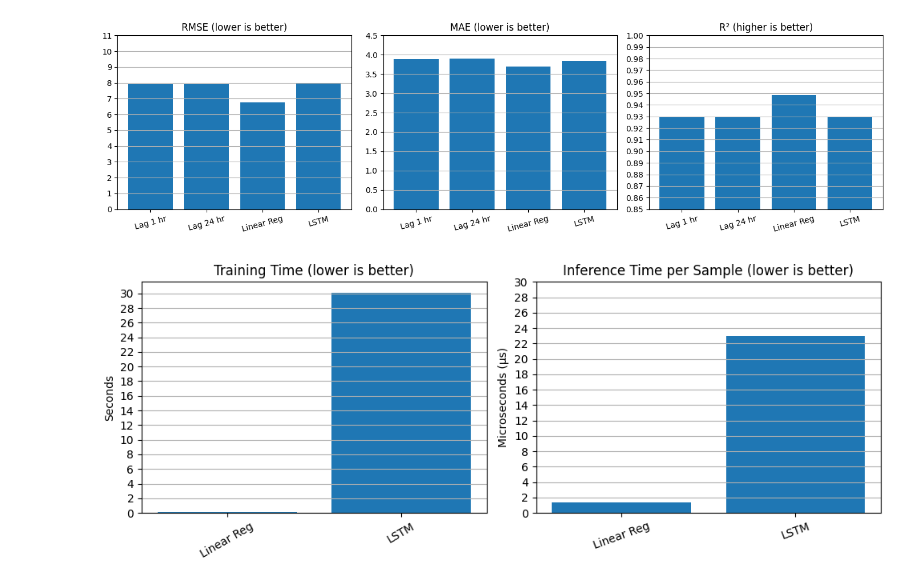
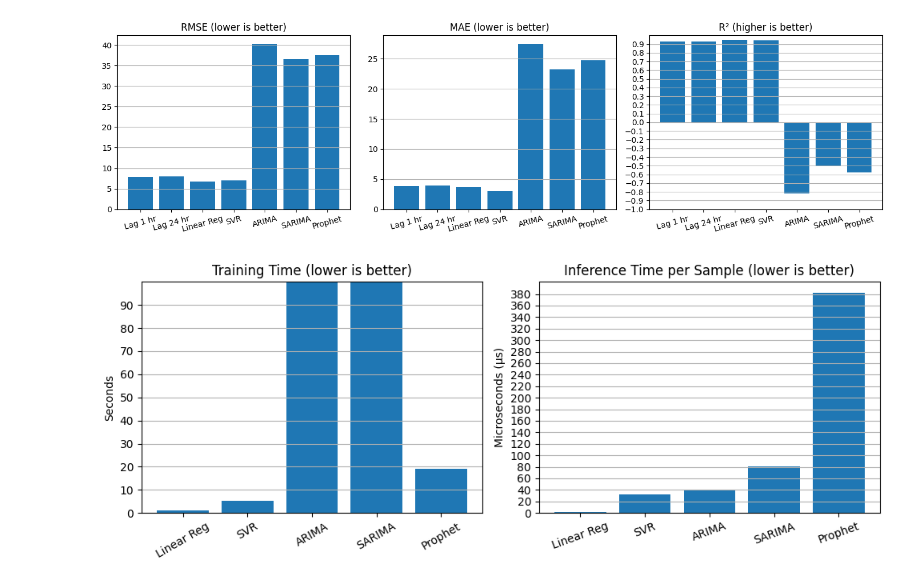
Before and after one commit to adarsha-7/pm25-forecasting, a Jupyter notebook: notebooks/experiments/exp_2/comparison.ipynb, the cells around one changed output. Saved outputs shown, nothing was run; the diff lists cells and outputs as text; code cells hidden in the pictures.

Commit message:
model comparison

```diff
--- a/notebooks/experiments/exp_2/comparison.ipynb
+++ b/notebooks/experiments/exp_2/comparison.ipynb
@@ -1,58 +1,59 @@
 # %%
 import matplotlib.pyplot as plt
 
-models          = ['Lag 1 hr', 'Lag 24 hr', 'Linear Reg', 'LSTM']
-rmse            = [ 7.9040, 7.9284, 6.7695, 7.9390]
-mae             = [3.8815, 3.8999, 3.6976,  3.8478]
-r2              = [0.9301, 0.9298, 0.9487,  0.9295]
-training_times  = [0.09,  30.07]
-inference_times = [1.4158, 23]
+models          = ['Lag 1 hr', 'Lag 24 hr', 'Linear Reg', 'SVR', 'ARIMA', 'SARIMA', 'Prophet']
+rmse            = [7.9040, 7.9284, 6.7695, 6.9521, 40.34, 36.55, 37.52]
+mae             = [3.8815, 3.8999, 3.6976, 3.0115, 27.50, 23.27, 24.75]
+r2              = [0.9301, 0.9298, 0.9487, 0.9459, -0.8216, -0.4955, -0.5756]
+training_times  = [1.09,    5.31,  769, 2436, 19]
+inference_times = [1.7896, 32.1967, 39, 81, 382]
 # %%
 import numpy as np
 
 fig, axes = plt.subplots(1, 3, figsize=(14, 4))
 
 axes[0].bar(models, rmse)
 axes[0].set_title('RMSE (lower is better)')
 axes[0].tick_params(axis='x', rotation=15)
-axes[0].set_yticks(np.arange(0, 12, 1))
+axes[0].set_yticks(np.arange(0, 45, 5))
 axes[0].grid(True, axis='y')
 
 axes[1].bar(models, mae)
 axes[1].set_title('MAE (lower is better)')
 axes[1].tick_params(axis='x', rotation=15)
-axes[1].set_yticks(np.arange(0, 5, 0.5))
+axes[1].set_yticks(np.arange(0, 30, 5))
 axes[1].grid(True, axis='y')
 
 axes[2].bar(models, r2)
 axes[2].set_title('R² (higher is better)')
-axes[2].set_ylim(0.85, 0.95)
+axes[2].set_ylim(-1, 1)
 axes[2].tick_params(axis='x', rotation=15)
-axes[2].set_yticks(np.arange(0.85, 1, 0.01))
+axes[2].set_yticks(np.arange(-1, 1, 0.1))
 axes[2].grid(True, axis='y')
 
 plt.tight_layout()
 plt.show()
 # %% [output]
-[figure, old version]
+[figure, new version]
 # %%
 fig, axes = plt.subplots(1, 2, figsize=(10, 4))
 
-axes[0].bar(models[2:4], training_times)
+axes[0].bar(models[2:7], training_times)
 axes[0].set_title('Training Time (lower is better)')
 axes[0].set_ylabel('Seconds')
 axes[0].tick_params(axis='x', rotation=30)
-axes[0].set_yticks(np.arange(0, 32, 2))
+axes[0].set_yticks(np.arange(0, 100, 10))
+axes[0].set_ylim(0, 100)
 axes[0].grid(True, axis='y')
 
-axes[1].bar(models[2:4], inference_times)
+axes[1].bar(models[2:7], inference_times)
 axes[1].set_title('Inference Time per Sample (lower is better)')
 axes[1].set_ylabel('Microseconds (µs)')
 axes[1].tick_params(axis='x', rotation=20)
-axes[1].set_yticks(np.arange(0, 32, 2))
+axes[1].set_yticks(np.arange(0, 400, 20))
 axes[1].grid(True, axis='y')
 
 plt.tight_layout()
 plt.show()
 # %% [output]
-[figure, old version]
+[figure, new version]
```
Also changed, not shown: 3 other files.
